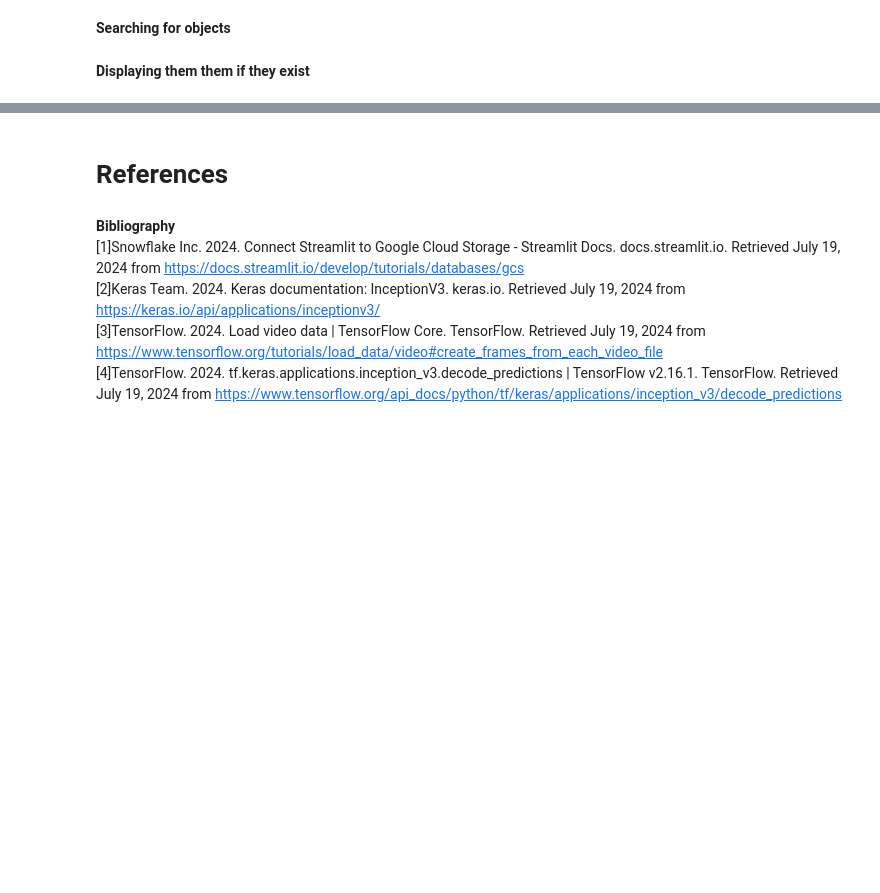
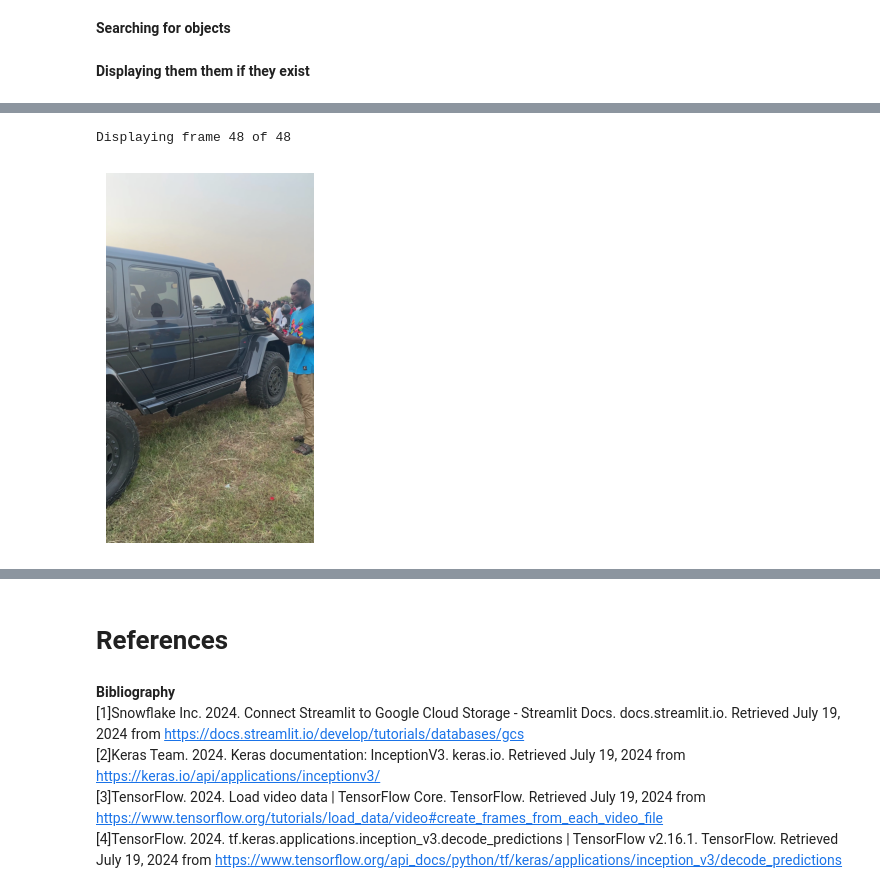
Before and after one commit to kelvin-ahiakpor/Search.Objects.In.A.Video.Footage, a Jupyter notebook: assigmnent 4 search objects in a video footage - kelvin.ahiakpor & emmanuel.acquaye.ipynb, the cells around one changed output, grey strips where cells are left out. Drawn from its saved outputs; the diff is of its cells as text; code cells hidden in the pictures; blank space fills up the shorter version.

```diff
--- a/assigmnent 4 search objects in a video footage - kelvin.ahiakpor & emmanuel.acquaye.ipynb
+++ b/assigmnent 4 search objects in a video footage - kelvin.ahiakpor & emmanuel.acquaye.ipynb
@@ -324,0 +405,8 @@ def display_frame(frame_path):
+# %%
+def display_frame_index(index, frame_paths):
+    if 0 <= index < len(frame_paths):
+        clear_output(wait=False)
+        print(f"Displaying frame {index + 1} of {len(frame_paths)}")
+        display_frame(frame_paths[index])
+        display(prev_button)
+        display(next_button)
@@ -324,0 +421,5 @@ def display_frame(frame_path):
+# %%
+prev_button = widgets.Button(description="Previous")
+next_button = widgets.Button(description="Next")
+prev_button.on_click(on_button_click)
+next_button.on_click(on_button_click)
@@ -325,3 +428,14 @@ def display_frame(frame_path):
+# %%
+def display_frames_with_buttons(frame_paths):
+    global current_frame_index
+    current_frame_index = 0  # Initialize index
+
+    # Display buttons for navigating frames
+    display(prev_button)
+    display(next_button)
+
+    # Display the first frame
+    display_frame_index(current_frame_index, frame_paths)
 # %% [markdown]
 **Searching for objects**
 # %%
@@ -339,0 +448,8 @@ else:
+# %%
+if not search_results.empty:
+    print(f'Found {search_query} in {len(search_results)} frames.')
+    frame_paths = search_results['Frame'].tolist()
+    print("Displaying as GIF:")
+    create_gif(frame_folder, gif_path, duration=500)
+else:
+    print("Object doesn't exist!!!")
@@ -339,0 +461,9 @@ else:
+# %%
+if not search_results.empty:
+    print("You can cycle through the frames")
+    frame_paths = search_results['Frame'].tolist()
+
+    display_frames_with_buttons(frame_paths)
+# %% [output]
+Displaying frame 48 of 48
+[figure, added]
```
Also changed, not shown: parts of 19 cells of this notebook, 1 other file.
